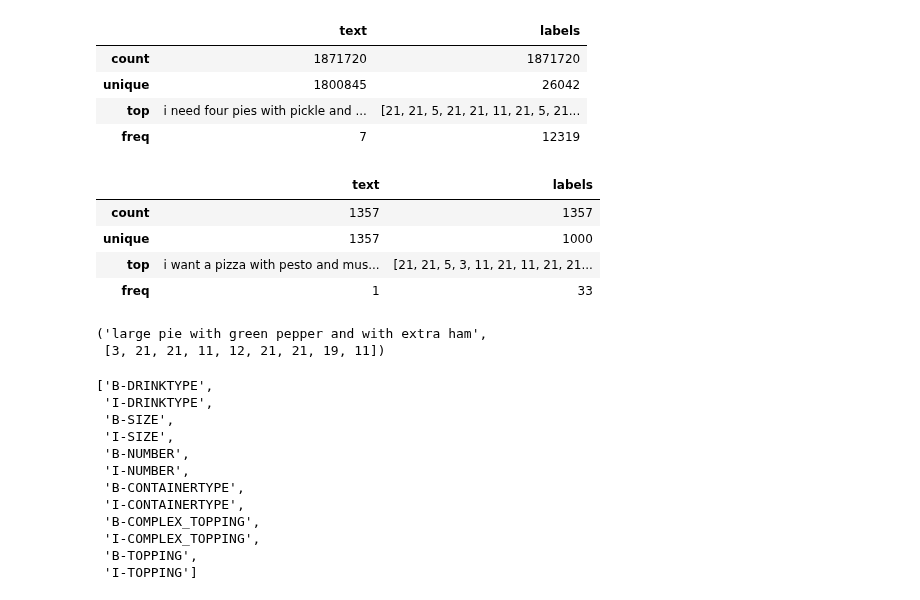
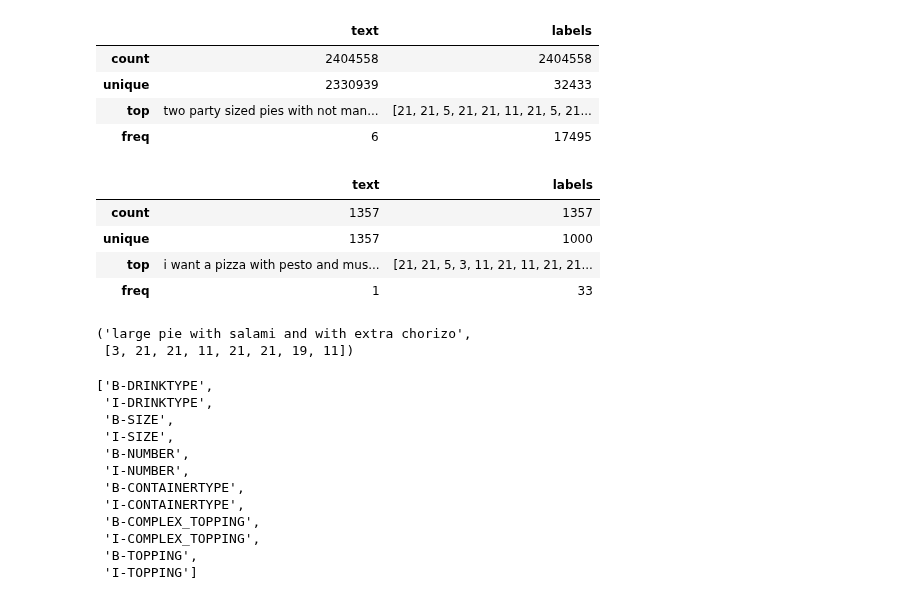
Before and after one commit to IbraheimTarek/NER-Project, a Jupyter notebook: notebooks/Bilstm_model_4.ipynb, the cells around one changed output. Saved outputs shown, nothing was run; the diff lists cells and outputs as text; code cells hidden in the pictures.

```diff
--- a/notebooks/Bilstm_model_4.ipynb
+++ b/notebooks/Bilstm_model_4.ipynb
@@ -156,16 +13,16 @@ create_training_data(input_file,output_file)
 # %%
 import pandas as pd
-train_path = '../dataset2/PIZZA_train_model2.json'
+train_path = '../dataset3/PIZZA_train_model2.json'
 dev_path = "../dataset2/PIZZA_dev_model2.json"
 df = pd.read_json(train_path, lines=True)
 dev = pd.read_json(dev_path, lines=True)
 df.describe()
 # %% [output]
 |  | text | labels |
-| count | 1871720 | 1871720 |
-| unique | 1800845 | 26042 |
-| top | i need four pies with pickle and ... | [21, 21, 5, 21, 21, 11, 21, 5, 21... |
-| freq | 7 | 12319 |
+| count | 2404558 | 2404558 |
+| unique | 2330939 | 32433 |
+| top | two party sized pies with not man... | [21, 21, 5, 21, 21, 11, 21, 5, 21... |
+| freq | 6 | 17495 |
 # %%
 dev.describe()
 # %% [output]
@@ -182,8 +39,8 @@ y_test = dev['labels']
 # %%
 X_train[0], y_train[0]
 # %% [output]
-('large pie with green pepper and with extra ham',
- [3, 21, 21, 11, 12, 21, 21, 19, 11])
+('large pie with salami and with extra chorizo',
+ [3, 21, 21, 11, 21, 21, 19, 11])
 # %%
 import re
 from tensorflow.keras.preprocessing.sequence import pad_sequences
```
Also changed, not shown: parts of 19 cells of this notebook, 21 other files.
